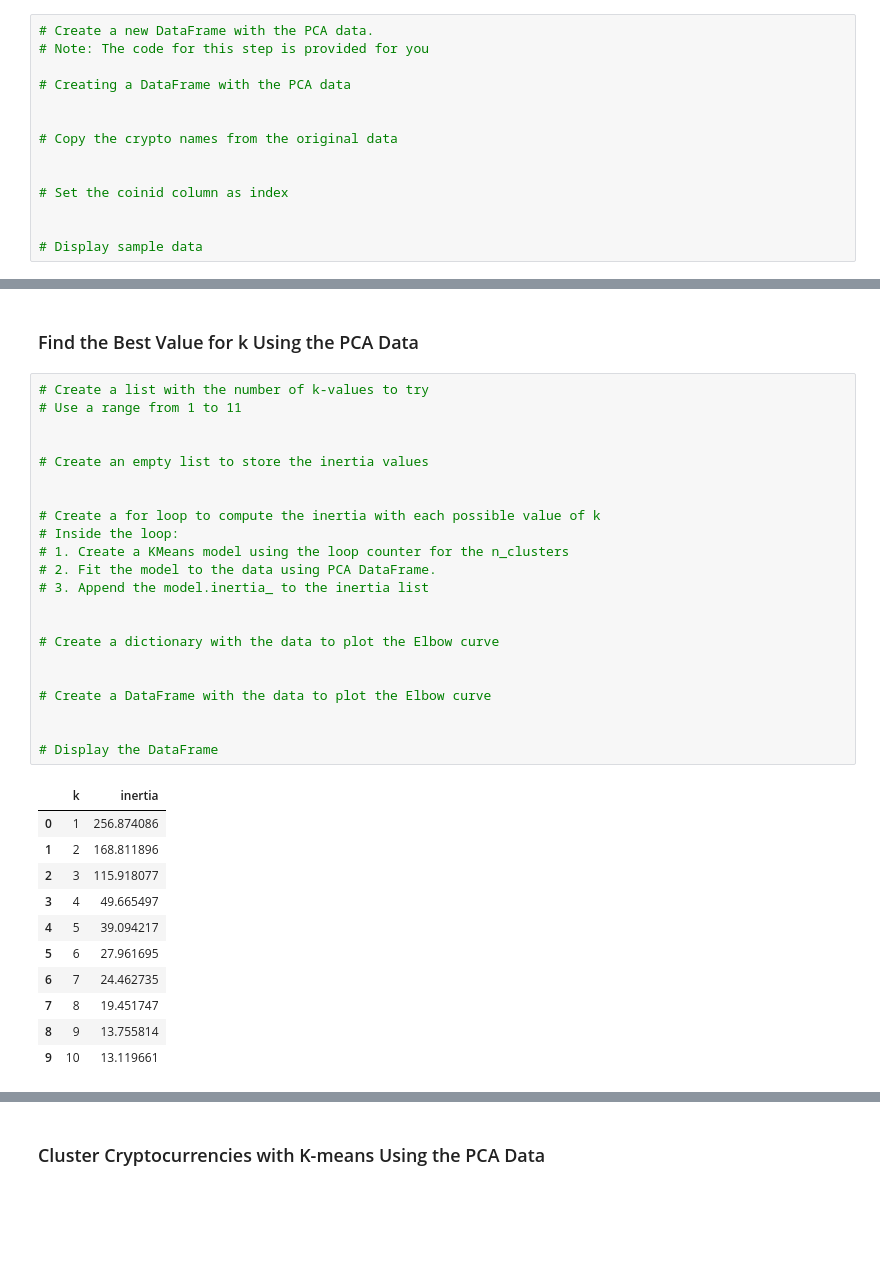
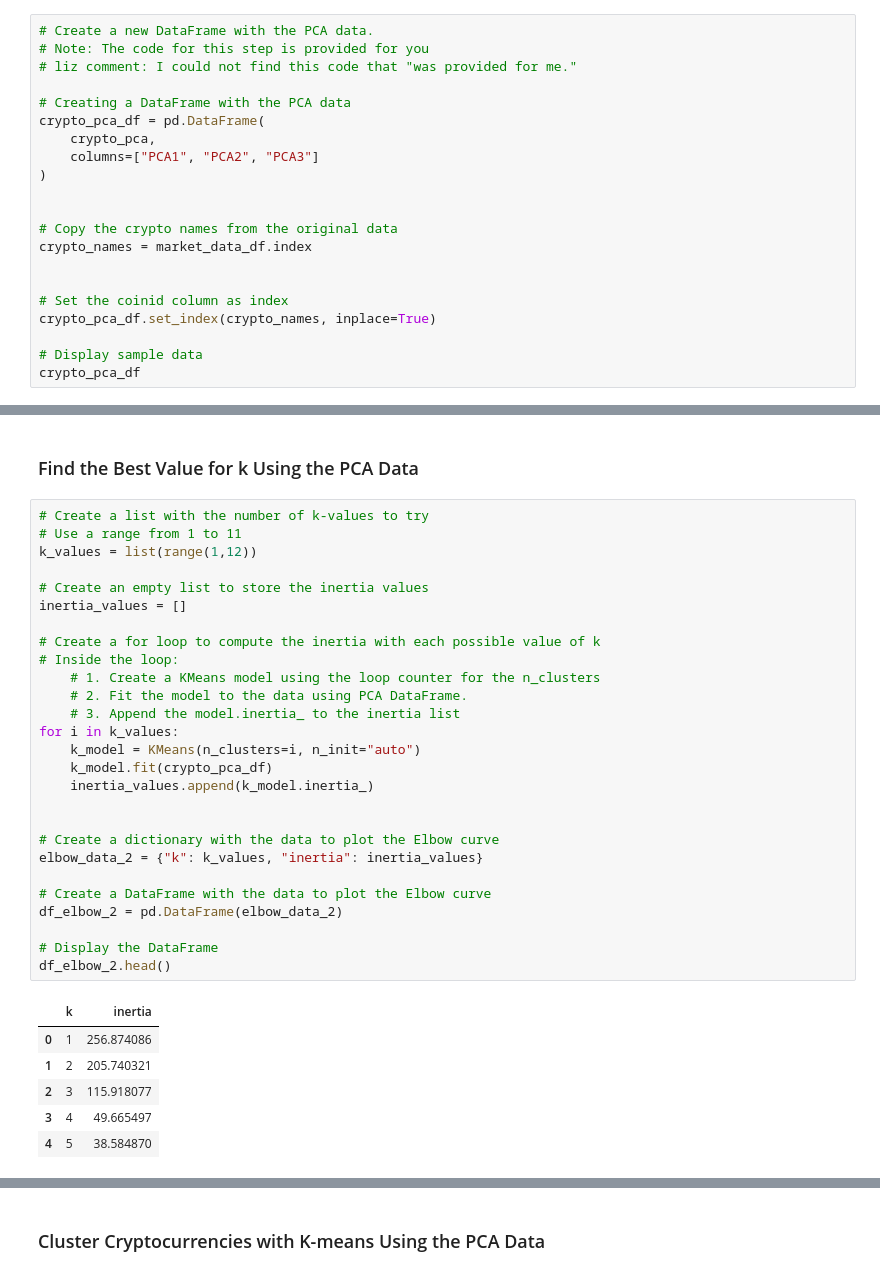
Before and after one commit to elcooney/CryptoClustering, a Jupyter notebook: Crypto_Clustering_COONEY.ipynb, the cells around one changed output, grey strips where cells are left out. Drawn from its saved outputs; the diff is of its cells as text; blank space fills up the shorter version.

```diff
--- a/Crypto_Clustering_COONEY.ipynb
+++ b/Crypto_Clustering_COONEY.ipynb
@@ -234,17 +234,24 @@ display(f"Total of the three components = {sum(pvr)}")
 # %%
 # Create a new DataFrame with the PCA data.
 # Note: The code for this step is provided for you
+# liz comment: I could not find this code that "was provided for me."
 
 # Creating a DataFrame with the PCA data
+crypto_pca_df = pd.DataFrame(
+    crypto_pca,
+    columns=["PCA1", "PCA2", "PCA3"]
+)
 
 
 # Copy the crypto names from the original data
+crypto_names = market_data_df.index
 
 
 # Set the coinid column as index
-
+crypto_pca_df.set_index(crypto_names, inplace=True)
 
 # Display sample data
+crypto_pca_df
 # %% [output]
 |  | PCA1 | PCA2 | PCA3 |
 | coin_id |  |  |  |
@@ -263,37 +276,37 @@ display(f"Total of the three components = {sum(pvr)}")
 # %%
 # Create a list with the number of k-values to try
 # Use a range from 1 to 11
-
+k_values = list(range(1,12))
 
 # Create an empty list to store the inertia values
-
+inertia_values = []
 
 # Create a for loop to compute the inertia with each possible value of k
 # Inside the loop:
-# 1. Create a KMeans model using the loop counter for the n_clusters
-# 2. Fit the model to the data using PCA DataFrame.
-# 3. Append the model.inertia_ to the inertia list
+    # 1. Create a KMeans model using the loop counter for the n_clusters
+    # 2. Fit the model to the data using PCA DataFrame.
+    # 3. Append the model.inertia_ to the inertia list
+for i in k_values:
+    k_model = KMeans(n_clusters=i, n_init="auto")
+    k_model.fit(crypto_pca_df)
+    inertia_values.append(k_model.inertia_)
 
 
 # Create a dictionary with the data to plot the Elbow curve
-
+elbow_data_2 = {"k": k_values, "inertia": inertia_values}
 
 # Create a DataFrame with the data to plot the Elbow curve
-
+df_elbow_2 = pd.DataFrame(elbow_data_2)
 
 # Display the DataFrame
+df_elbow_2.head()
 # %% [output]
 |  | k | inertia |
 | 0 | 1 | 256.874086 |
-| 1 | 2 | 168.811896 |
+| 1 | 2 | 205.740321 |
 | 2 | 3 | 115.918077 |
 | 3 | 4 | 49.665497 |
-| 4 | 5 | 39.094217 |
-| 5 | 6 | 27.961695 |
-| 6 | 7 | 24.462735 |
-| 7 | 8 | 19.451747 |
-| 8 | 9 | 13.755814 |
-| 9 | 10 | 13.119661 |
+| 4 | 5 | 38.584870 |
 # %%
 # Plot a line chart with all the inertia values computed with
 # the different values of k to visually identify the optimal value for k.
```
Also changed, not shown: parts of 9 cells of this notebook.
